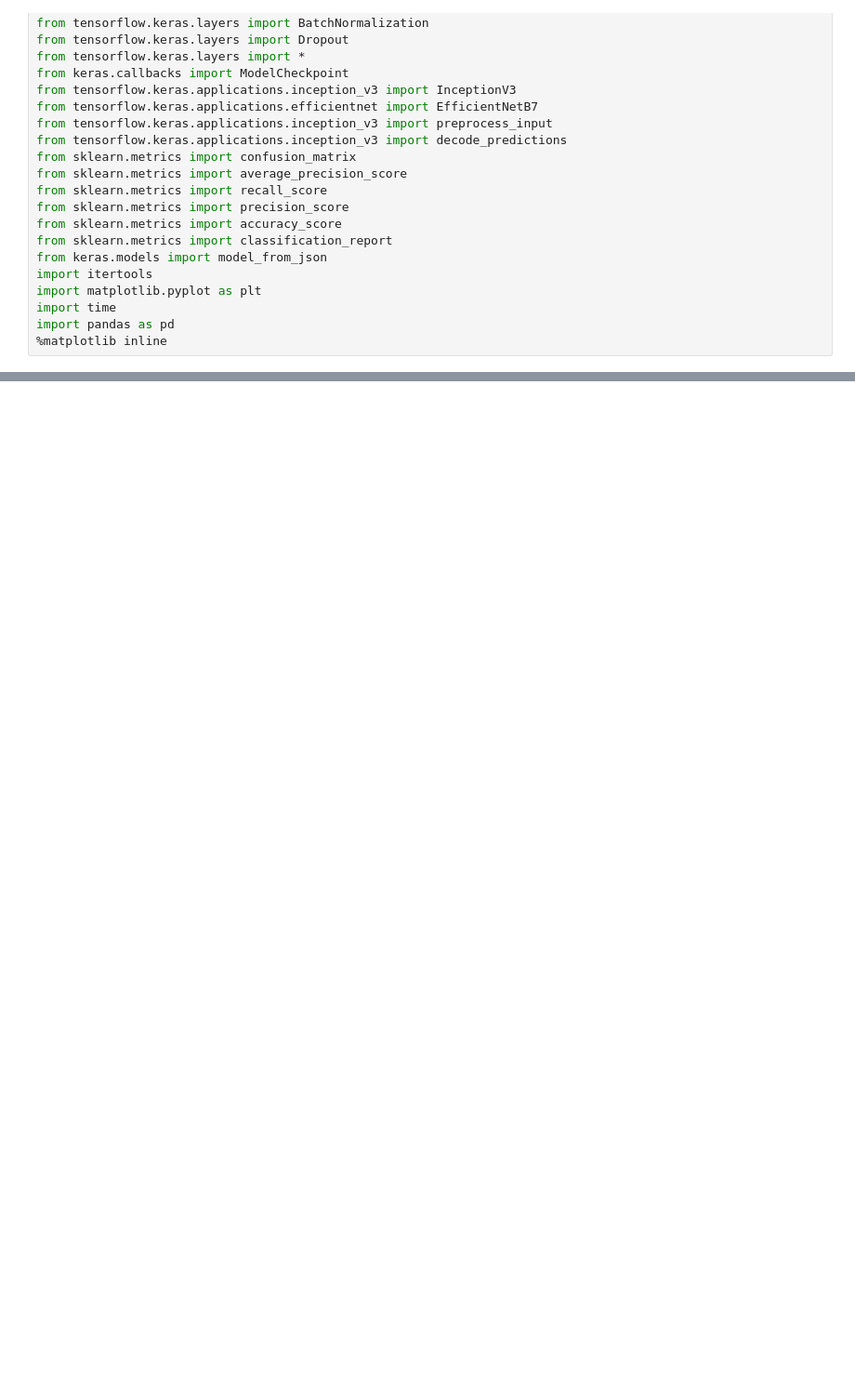
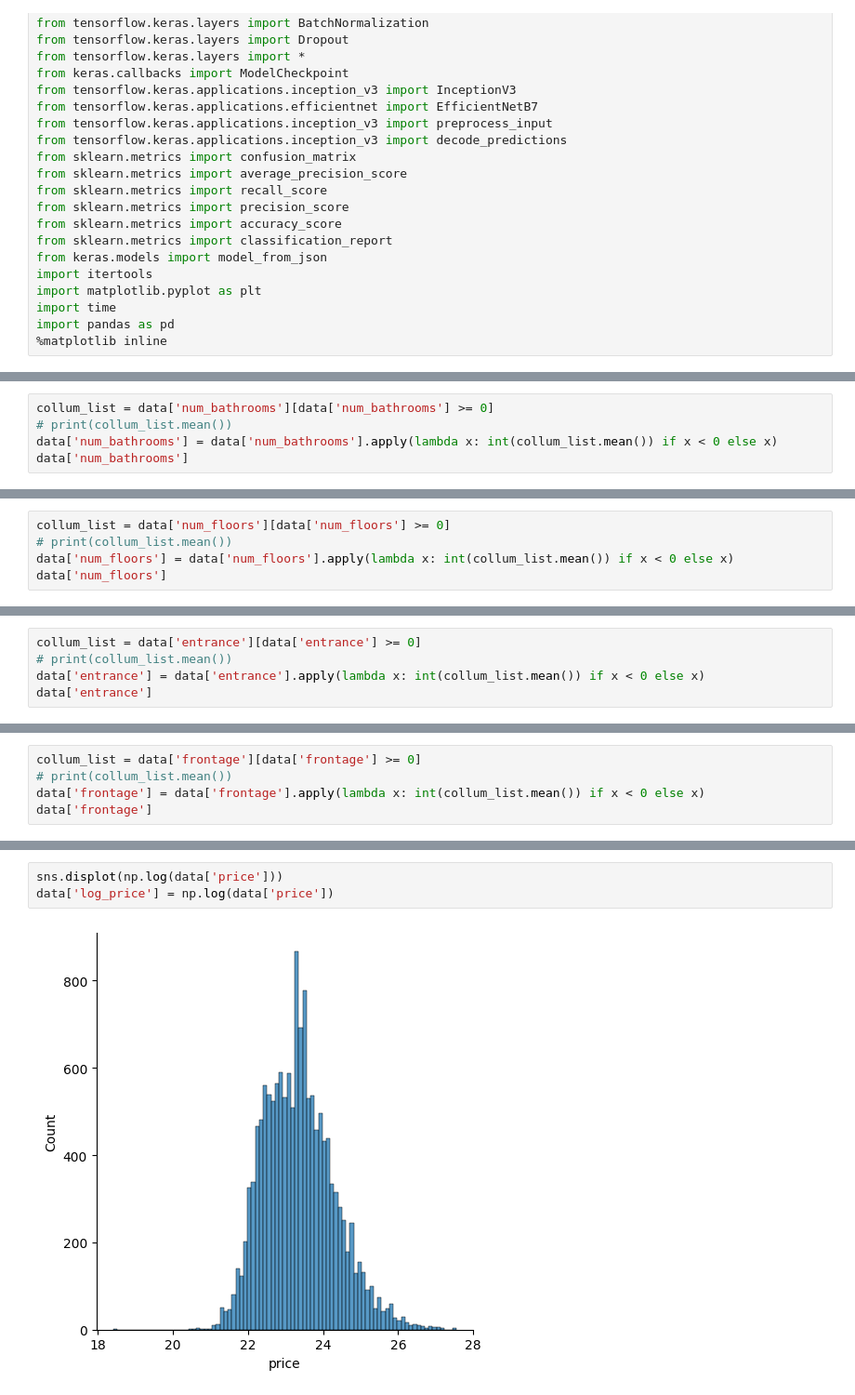
Before and after one commit to hvtheer/predict-real-estate, a Jupyter notebook: SVM.ipynb, the cells around one changed output, grey strips where cells are left out. Shown at 93% size. Saved outputs shown, nothing was run; the diff lists cells and outputs as text; blank space fills up the shorter version.

```diff
--- a/SVM.ipynb
+++ b/SVM.ipynb
@@ -76,0 +67,5 @@ r
+# %%
+collum_list = data['num_bathrooms'][data['num_bathrooms'] >= 0]
+# print(collum_list.mean())
+data['num_bathrooms'] = data['num_bathrooms'].apply(lambda x: int(collum_list.mean()) if x < 0 else x)
+data['num_bathrooms']
@@ -76,0 +85,5 @@ r
+# %%
+collum_list = data['num_floors'][data['num_floors'] >= 0]
+# print(collum_list.mean())
+data['num_floors'] = data['num_floors'].apply(lambda x: int(collum_list.mean()) if x < 0 else x)
+data['num_floors']
@@ -76,0 +103,5 @@ r
+# %%
+collum_list = data['entrance'][data['entrance'] >= 0]
+# print(collum_list.mean())
+data['entrance'] = data['entrance'].apply(lambda x: int(collum_list.mean()) if x < 0 else x)
+data['entrance']
@@ -76,0 +121,5 @@ r
+# %%
+collum_list = data['frontage'][data['frontage'] >= 0]
+# print(collum_list.mean())
+data['frontage'] = data['frontage'].apply(lambda x: int(collum_list.mean()) if x < 0 else x)
+data['frontage']
@@ -76,0 +139,5 @@ r
+# %%
+sns.displot(np.log(data['price']))
+data['log_price'] = np.log(data['price'])
+# %% [output]
+[figure, added]
```
Also changed, not shown: parts of 12 cells of this notebook.
